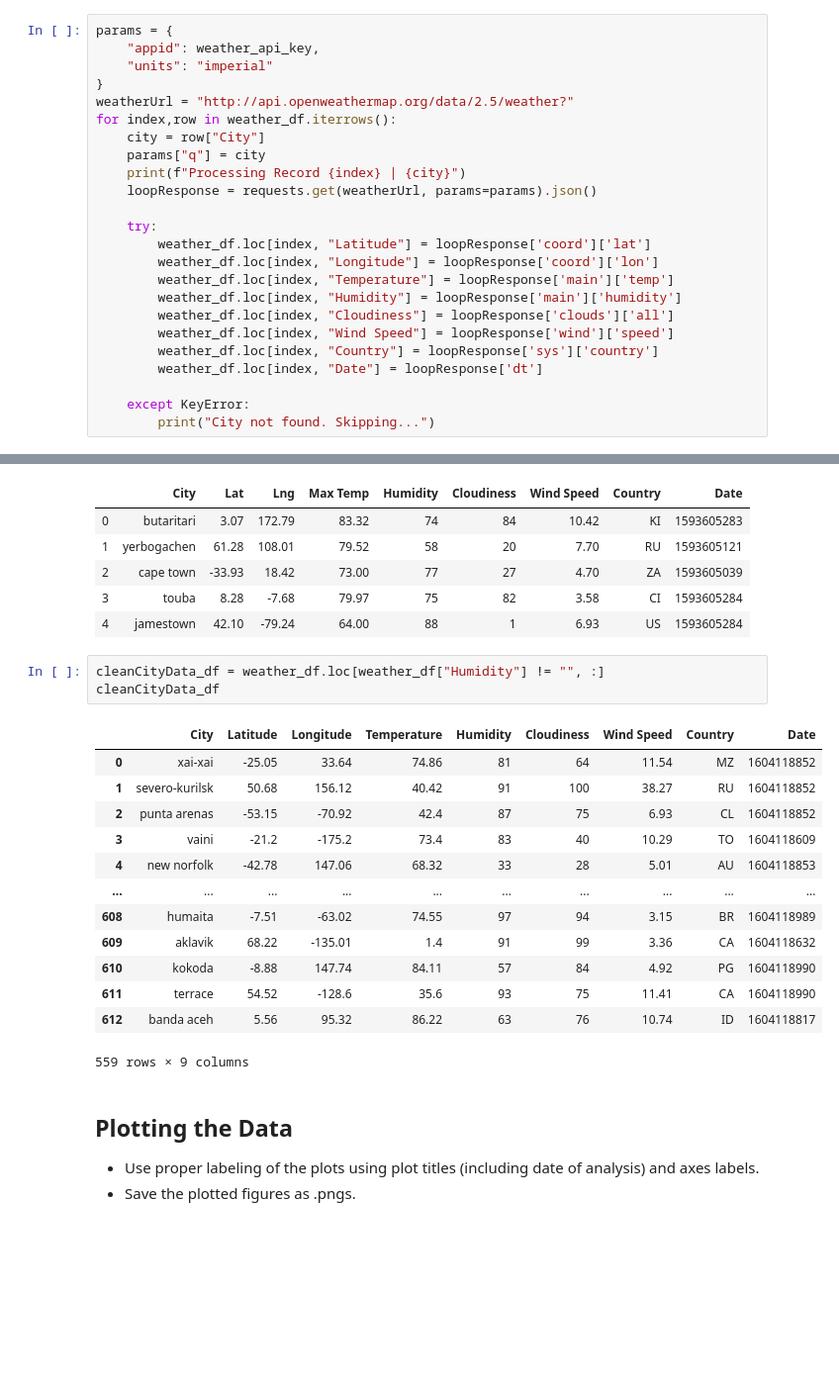
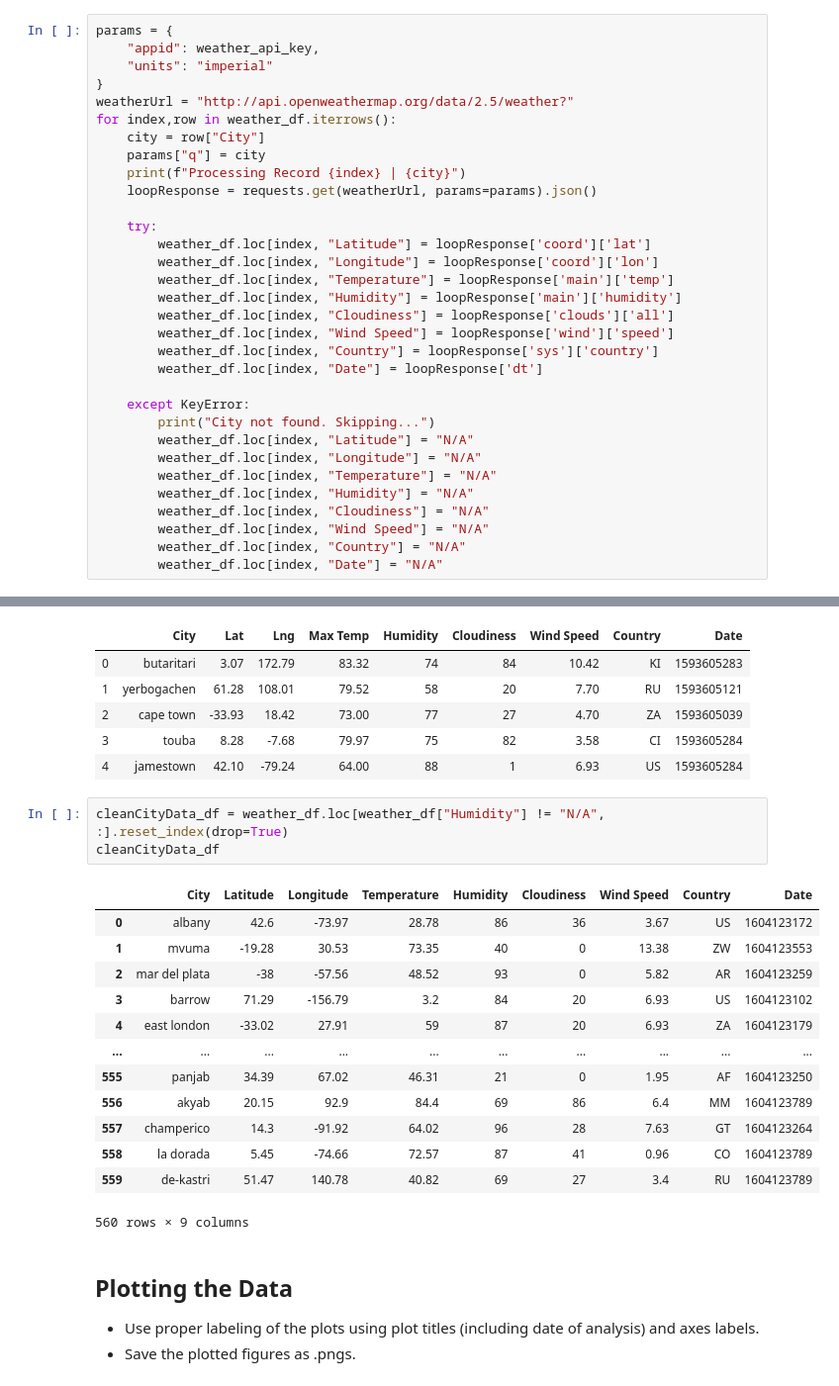
Before and after one commit to Leonardo-Urrutia/python-api-challenge, a Jupyter notebook: WeatherPy.ipynb, the cells around one changed output, grey strips where cells are left out. Shown at 99% size. Cells and saved outputs as stored; diff of their text form; blank space fills up the shorter version.

```diff
--- a/WeatherPy.ipynb
+++ b/WeatherPy.ipynb
@@ -146,4 +105,12 @@ for index,row in weather_df.iterrows():
 
     except KeyError:
         print("City not found. Skipping...")
+        weather_df.loc[index, "Latitude"] = "N/A"
+        weather_df.loc[index, "Longitude"] = "N/A"
+        weather_df.loc[index, "Temperature"] = "N/A"
+        weather_df.loc[index, "Humidity"] = "N/A"
+        weather_df.loc[index, "Cloudiness"] = "N/A"
+        weather_df.loc[index, "Wind Speed"] = "N/A"
+        weather_df.loc[index, "Country"] = "N/A"
+        weather_df.loc[index, "Date"] = "N/A"
 # %% [output]
@@ -189,22 +156,22 @@ weather_df
 | 3 | touba | 8.28 | -7.68 | 79.97 | 75 | 82 | 3.58 | CI | 1593605284 |
 | 4 | jamestown | 42.10 | -79.24 | 64.00 | 88 | 1 | 6.93 | US | 1593605284 |
 # %%
-cleanCityData_df = weather_df.loc[weather_df["Humidity"] != "", :]
+cleanCityData_df = weather_df.loc[weather_df["Humidity"] != "N/A", :].reset_index(drop=True)
 cleanCityData_df
 # %% [output]
 |  | City | Latitude | Longitude | Temperature | Humidity | Cloudiness | Wind Speed | Country | Date |
-| 0 | xai-xai | -25.05 | 33.64 | 74.86 | 81 | 64 | 11.54 | MZ | 1604118852 |
-| 1 | severo-kurilsk | 50.68 | 156.12 | 40.42 | 91 | 100 | 38.27 | RU | 1604118852 |
-| 2 | punta arenas | -53.15 | -70.92 | 42.4 | 87 | 75 | 6.93 | CL | 1604118852 |
-| 3 | vaini | -21.2 | -175.2 | 73.4 | 83 | 40 | 10.29 | TO | 1604118609 |
-| 4 | new norfolk | -42.78 | 147.06 | 68.32 | 33 | 28 | 5.01 | AU | 1604118853 |
+| 0 | albany | 42.6 | -73.97 | 28.78 | 86 | 36 | 3.67 | US | 1604123172 |
+| 1 | mvuma | -19.28 | 30.53 | 73.35 | 40 | 0 | 13.38 | ZW | 1604123553 |
+| 2 | mar del plata | -38 | -57.56 | 48.52 | 93 | 0 | 5.82 | AR | 1604123259 |
+| 3 | barrow | 71.29 | -156.79 | 3.2 | 84 | 20 | 6.93 | US | 1604123102 |
+| 4 | east london | -33.02 | 27.91 | 59 | 87 | 20 | 6.93 | ZA | 1604123179 |
 | ... | ... | ... | ... | ... | ... | ... | ... | ... | ... |
-| 608 | humaita | -7.51 | -63.02 | 74.55 | 97 | 94 | 3.15 | BR | 1604118989 |
-| 609 | aklavik | 68.22 | -135.01 | 1.4 | 91 | 99 | 3.36 | CA | 1604118632 |
-| 610 | kokoda | -8.88 | 147.74 | 84.11 | 57 | 84 | 4.92 | PG | 1604118990 |
-| 611 | terrace | 54.52 | -128.6 | 35.6 | 93 | 75 | 11.41 | CA | 1604118990 |
-| 612 | banda aceh | 5.56 | 95.32 | 86.22 | 63 | 76 | 10.74 | ID | 1604118817 |
+| 555 | panjab | 34.39 | 67.02 | 46.31 | 21 | 0 | 1.95 | AF | 1604123250 |
+| 556 | akyab | 20.15 | 92.9 | 84.4 | 69 | 86 | 6.4 | MM | 1604123789 |
+| 557 | champerico | 14.3 | -91.92 | 64.02 | 96 | 28 | 7.63 | GT | 1604123264 |
+| 558 | la dorada | 5.45 | -74.66 | 72.57 | 87 | 41 | 0.96 | CO | 1604123789 |
+| 559 | de-kastri | 51.47 | 140.78 | 40.82 | 69 | 27 | 3.4 | RU | 1604123789 |
-559 rows × 9 columns
+560 rows × 9 columns
 # %% [markdown]
 ## Plotting the Data
 * Use proper labeling of the plots using plot titles (including date of analysis) and axes labels.
```
Also changed, not shown: parts of 31 cells of this notebook.
